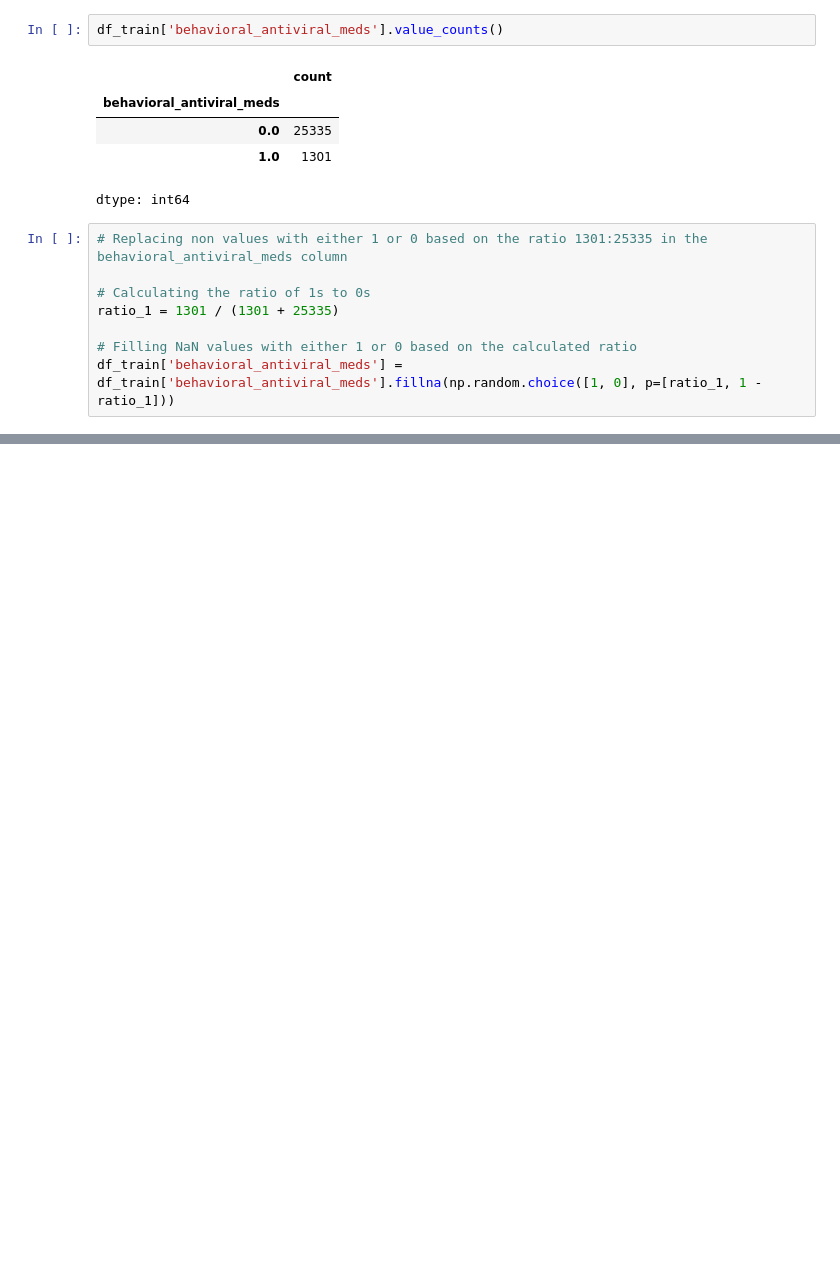
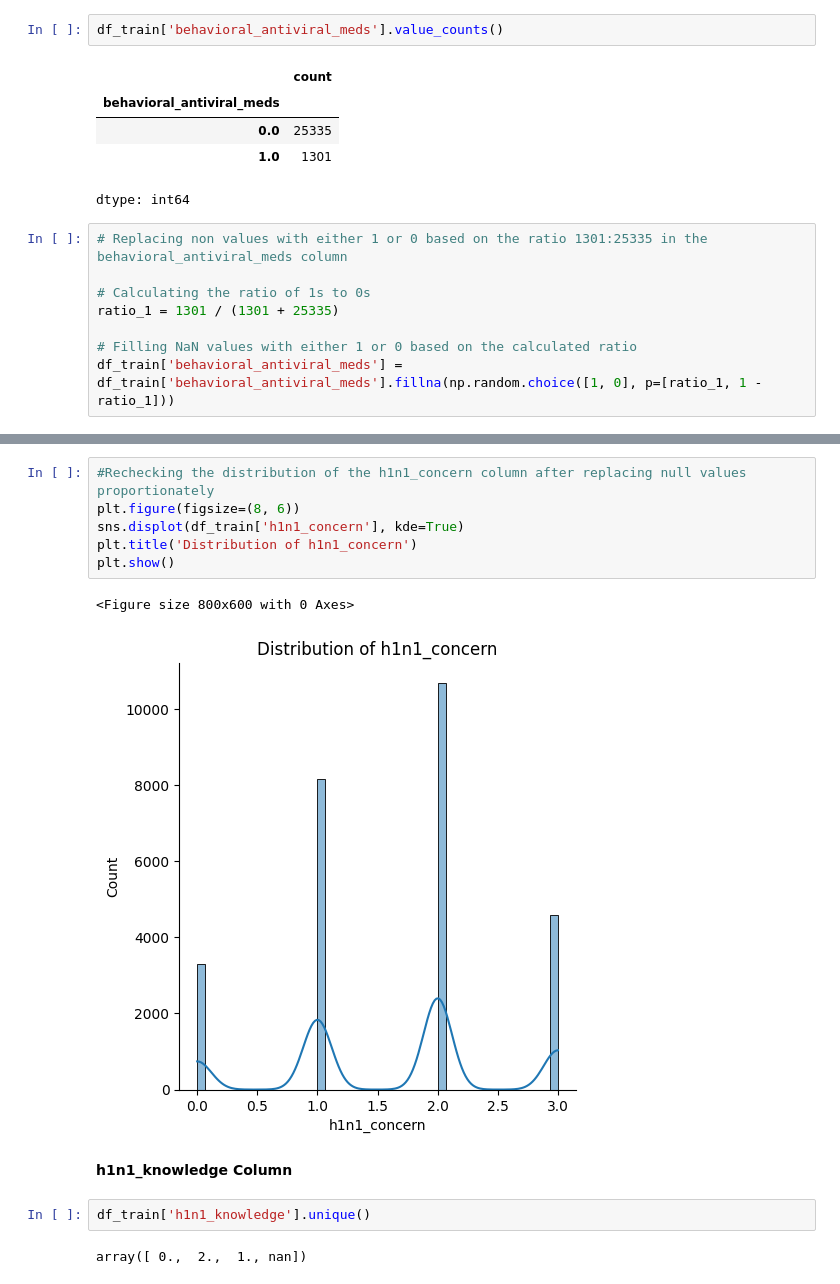
Before and after one commit to KeyMoney22/Flu-Shot-Learning, a Jupyter notebook: Flu_Shot_Learning_Predict_H1N1_and_Seasonal_Flu_Vaccines.ipynb, the cells around one changed output, grey strips where cells are left out. Cells and saved outputs as stored; diff of their text form; blank space fills up the shorter version.

```diff
--- a/Flu_Shot_Learning_Predict_H1N1_and_Seasonal_Flu_Vaccines.ipynb
+++ b/Flu_Shot_Learning_Predict_H1N1_and_Seasonal_Flu_Vaccines.ipynb
@@ -295,0 +318,15 @@ df_train['behavioral_antiviral_meds'] = df_train['behavioral_antiviral_meds'].fi
+# %%
+#Rechecking the distribution of the h1n1_concern column after replacing null values proportionately
+plt.figure(figsize=(8, 6))
+sns.displot(df_train['h1n1_concern'], kde=True)
+plt.title('Distribution of h1n1_concern')
+plt.show()
+# %% [output]
+<Figure size 800x600 with 0 Axes>
+[figure, added]
+# %% [markdown]
+**h1n1_knowledge Column**
+# %%
+df_train['h1n1_knowledge'].unique()
+# %% [output]
+array([ 0.,  2.,  1., nan])
```
Also changed, not shown: parts of 20 cells of this notebook.
